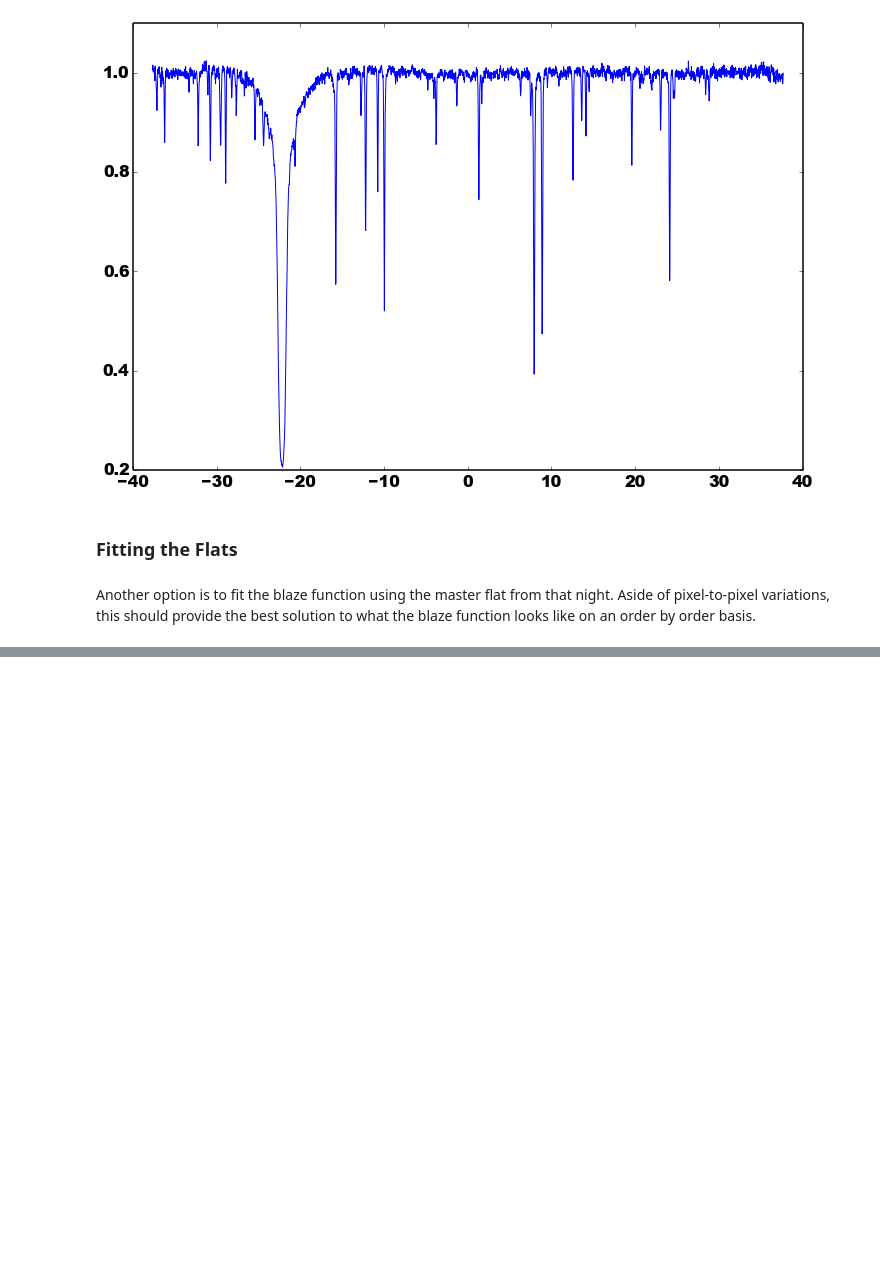
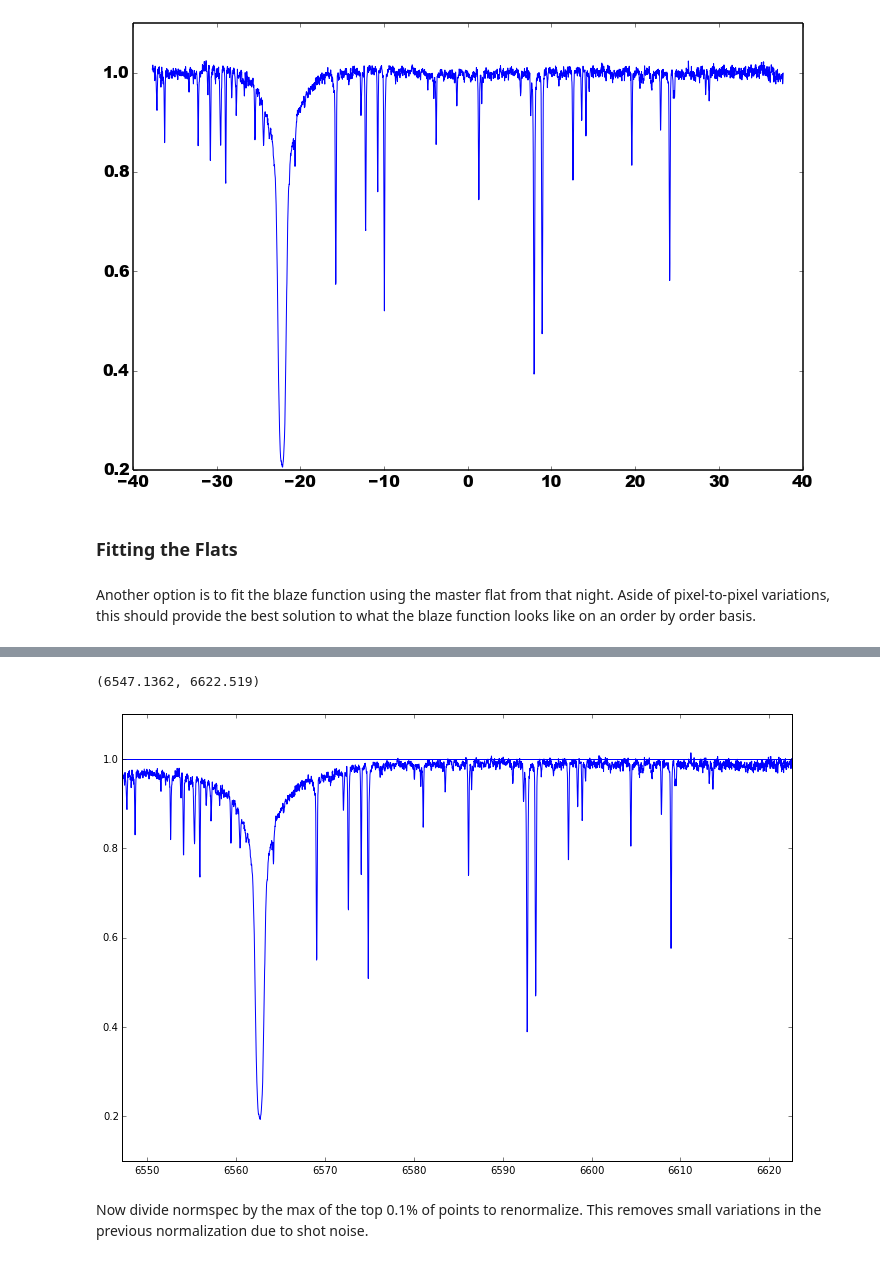
Before and after one commit to mattgiguere/pyutil, a Jupyter notebook: blazeFitNB.ipynb, the cells around one changed output, grey strips where cells are left out. Cells and saved outputs as stored; diff of their text form; code cells hidden in the pictures; blank space fills up the shorter version.

```diff
--- a/blazeFitNB.ipynb
+++ b/blazeFitNB.ipynb
@@ -335,0 +382,2 @@ Another option is to fit the blaze function using the master flat from that nigh
+# %%
+normspec = normspec_init/normfit[::-1]
@@ -335,0 +391,9 @@ Another option is to fit the blaze function using the master flat from that nigh
+# %%
+plt.plot(scidata[ord,:,0], normspec)
+plt.axhline(y=1)
+plt.xlim([np.min(scidata[ord,:,0]), np.max(scidata[ord,:,0])])
+# %% [output]
+(6547.1362, 6622.519)
+[figure, added]
+# %% [markdown]
+Now divide normspec by the max of the top 0.1% of points to renormalize. This removes small variations in the previous normalization due to shot noise.
```
Also changed, not shown: parts of 9 cells of this notebook.
